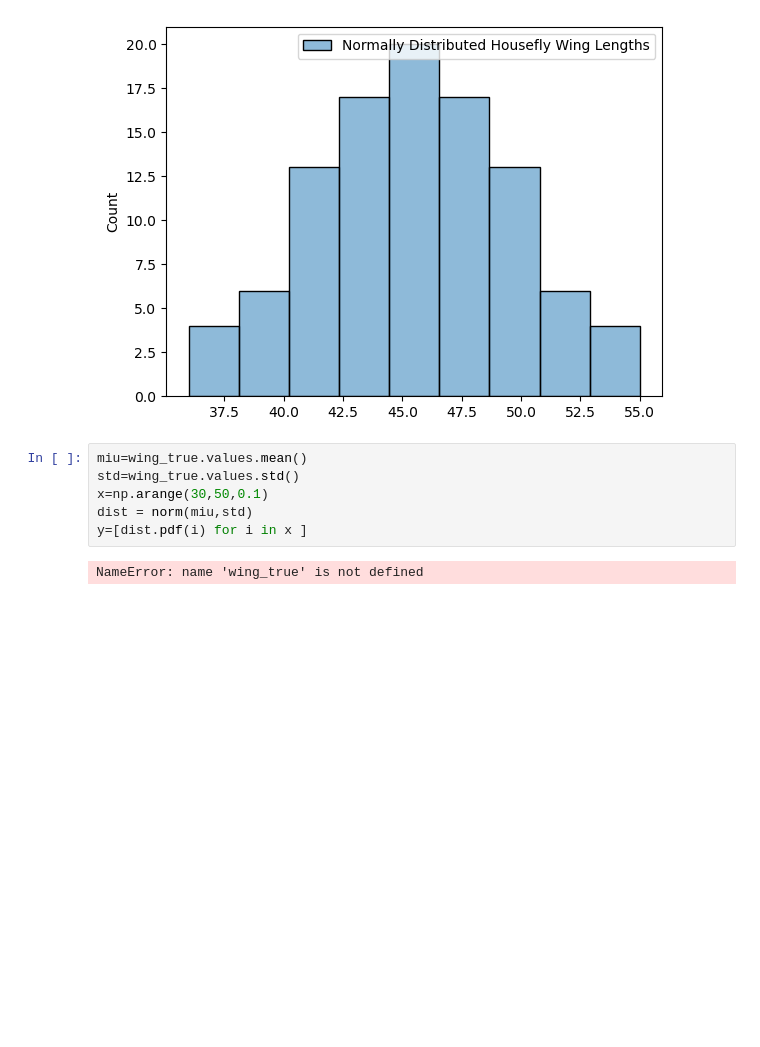
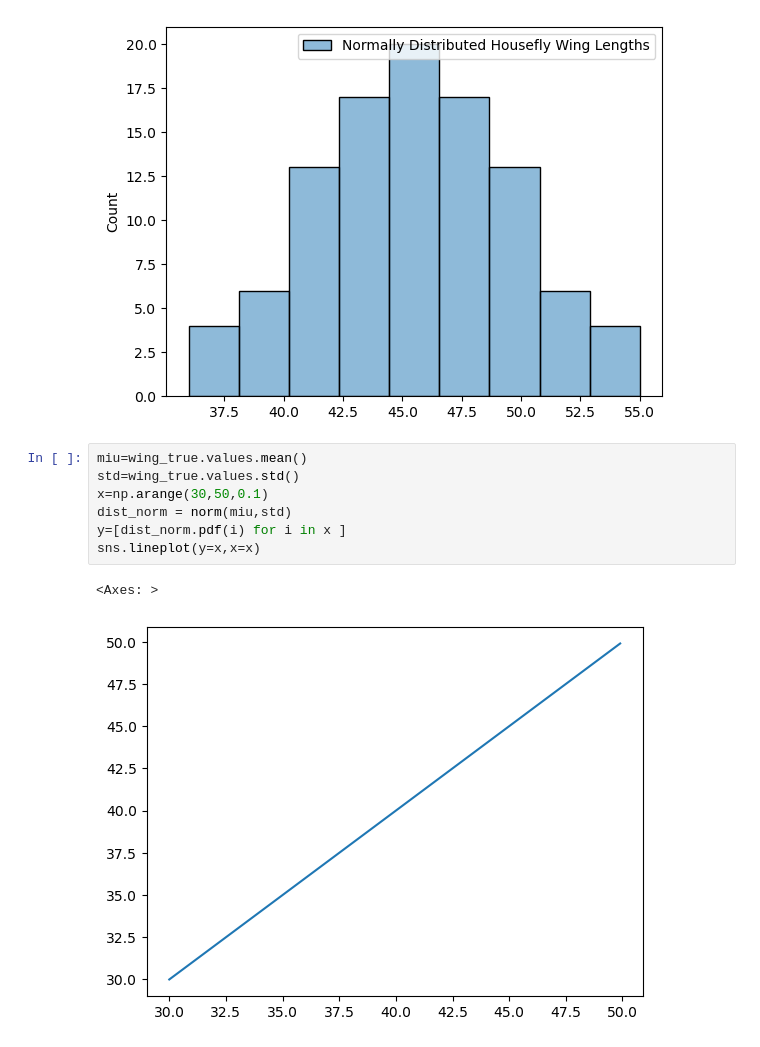
Before and after one commit to data4if/project_math, a Jupyter notebook: distribucion_normal.ipynb, the cells around one changed output. Cells and saved outputs as stored; diff of their text form; blank space fills up the shorter version.

```diff
--- a/distribucion_normal.ipynb
+++ b/distribucion_normal.ipynb
@@ -64,8 +62,10 @@ print(frecuencia)
 # %%
 miu=wing_true.values.mean()
 std=wing_true.values.std()
 x=np.arange(30,50,0.1)
-dist = norm(miu,std)
-y=[dist.pdf(i) for i in x ]
+dist_norm = norm(miu,std)
+y=[dist_norm.pdf(i) for i in x ]
+sns.lineplot(y=x,x=x)
 # %% [output]
-NameError: name 'wing_true' is not defined
+<Axes: >
+[figure, added]
```
Also changed, not shown: parts of 2 cells of this notebook.
